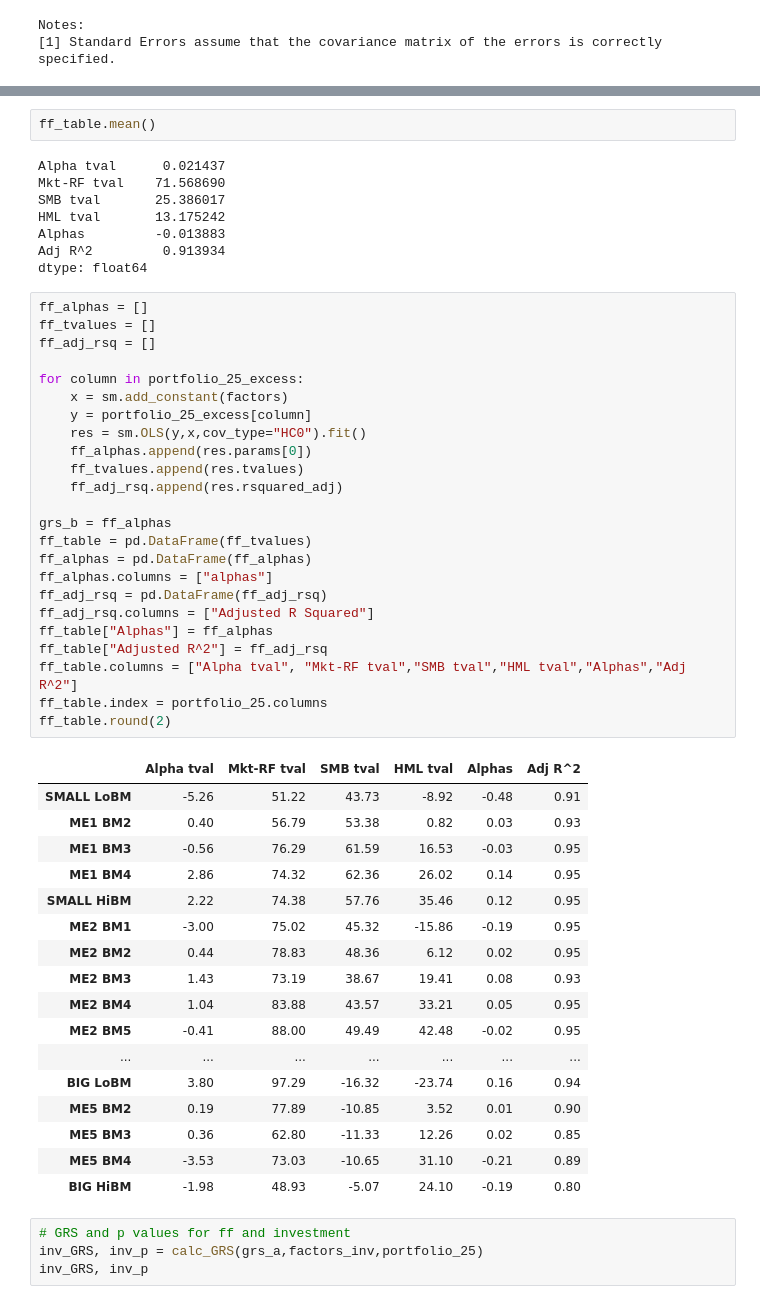
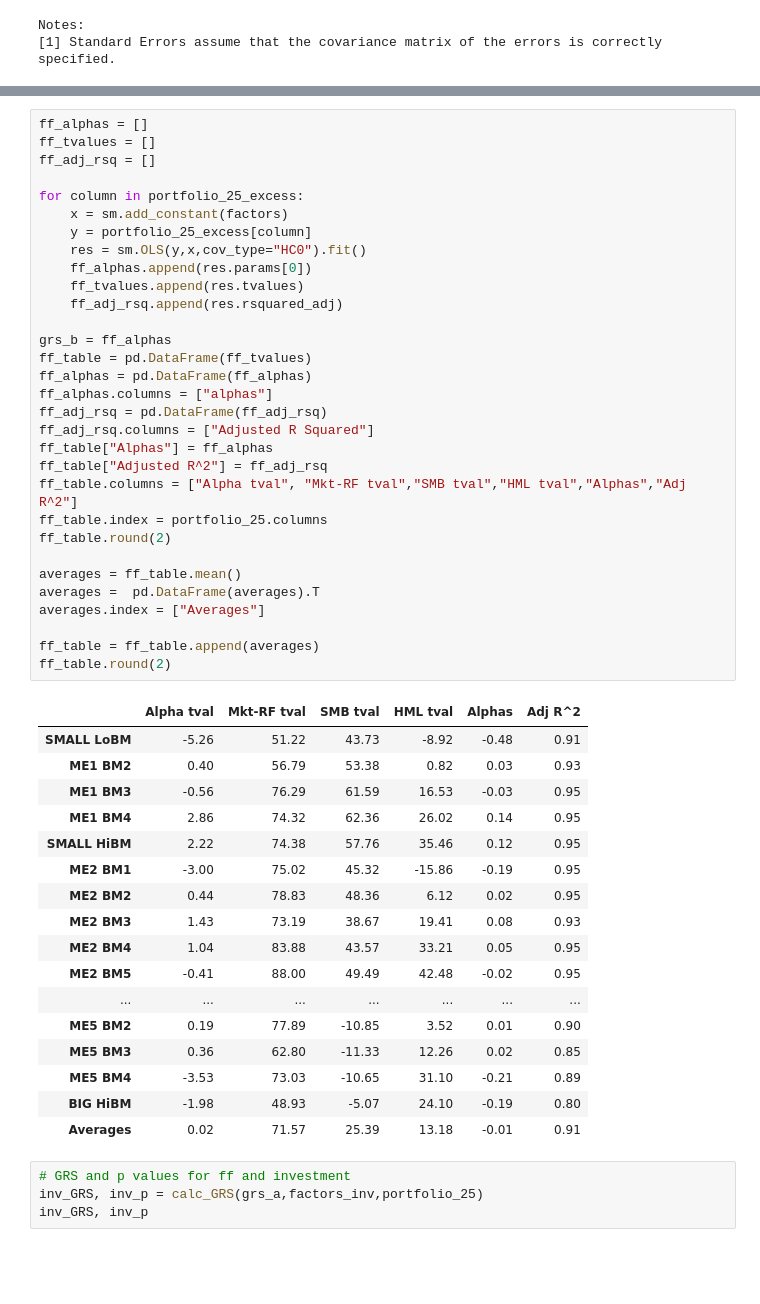
Before and after one commit to GeorgeHockey/asset-pricing, a Jupyter notebook: asset_pricing3.ipynb, the cells around one changed output, grey strips where cells are left out. Saved outputs shown, nothing was run; the diff lists cells and outputs as text; blank space fills up the shorter version.

```diff
--- a/asset_pricing3.ipynb
+++ b/asset_pricing3.ipynb
@@ -218,13 +216,3 @@ averages_inv
-# %%
-ff_table.mean()
-# %% [output]
-Alpha tval      0.021437
-Mkt-RF tval    71.568690
-SMB tval       25.386017
-HML tval       13.175242
-Alphas         -0.013883
-Adj R^2         0.913934
-dtype: float64
 # %%
 ff_alphas = []
 ff_tvalues = []
@@ -235,38 +223,45 @@ for column in portfolio_25_excess:
     y = portfolio_25_excess[column]
     res = sm.OLS(y,x,cov_type="HC0").fit()
     ff_alphas.append(res.params[0])
     ff_tvalues.append(res.tvalues)
     ff_adj_rsq.append(res.rsquared_adj)
 
 grs_b = ff_alphas
 ff_table = pd.DataFrame(ff_tvalues)
 ff_alphas = pd.DataFrame(ff_alphas)
 ff_alphas.columns = ["alphas"]
 ff_adj_rsq = pd.DataFrame(ff_adj_rsq)
 ff_adj_rsq.columns = ["Adjusted R Squared"]
 ff_table["Alphas"] = ff_alphas
 ff_table["Adjusted R^2"] = ff_adj_rsq
 ff_table.columns = ["Alpha tval", "Mkt-RF tval","SMB tval","HML tval","Alphas","Adj R^2"]
 ff_table.index = portfolio_25.columns
 ff_table.round(2)
+
+averages = ff_table.mean()
+averages =  pd.DataFrame(averages).T
+averages.index = ["Averages"]
+
+ff_table = ff_table.append(averages)
+ff_table.round(2)
 # %% [output]
 |  | Alpha tval | Mkt-RF tval | SMB tval | HML tval | Alphas | Adj R^2 |
 | SMALL LoBM | -5.26 | 51.22 | 43.73 | -8.92 | -0.48 | 0.91 |
 | ME1 BM2 | 0.40 | 56.79 | 53.38 | 0.82 | 0.03 | 0.93 |
 | ME1 BM3 | -0.56 | 76.29 | 61.59 | 16.53 | -0.03 | 0.95 |
 | ME1 BM4 | 2.86 | 74.32 | 62.36 | 26.02 | 0.14 | 0.95 |
 | SMALL HiBM | 2.22 | 74.38 | 57.76 | 35.46 | 0.12 | 0.95 |
 | ME2 BM1 | -3.00 | 75.02 | 45.32 | -15.86 | -0.19 | 0.95 |
 | ME2 BM2 | 0.44 | 78.83 | 48.36 | 6.12 | 0.02 | 0.95 |
 | ME2 BM3 | 1.43 | 73.19 | 38.67 | 19.41 | 0.08 | 0.93 |
 | ME2 BM4 | 1.04 | 83.88 | 43.57 | 33.21 | 0.05 | 0.95 |
 | ME2 BM5 | -0.41 | 88.00 | 49.49 | 42.48 | -0.02 | 0.95 |
 | ... | ... | ... | ... | ... | ... | ... |
-| BIG LoBM | 3.80 | 97.29 | -16.32 | -23.74 | 0.16 | 0.94 |
 | ME5 BM2 | 0.19 | 77.89 | -10.85 | 3.52 | 0.01 | 0.90 |
 | ME5 BM3 | 0.36 | 62.80 | -11.33 | 12.26 | 0.02 | 0.85 |
 | ME5 BM4 | -3.53 | 73.03 | -10.65 | 31.10 | -0.21 | 0.89 |
 | BIG HiBM | -1.98 | 48.93 | -5.07 | 24.10 | -0.19 | 0.80 |
+| Averages | 0.02 | 71.57 | 25.39 | 13.18 | -0.01 | 0.91 |
 # %%
 # GRS and p values for ff and investment
 inv_GRS, inv_p = calc_GRS(grs_a,factors_inv,portfolio_25)
```
Also changed, not shown: parts of 2 cells of this notebook.
